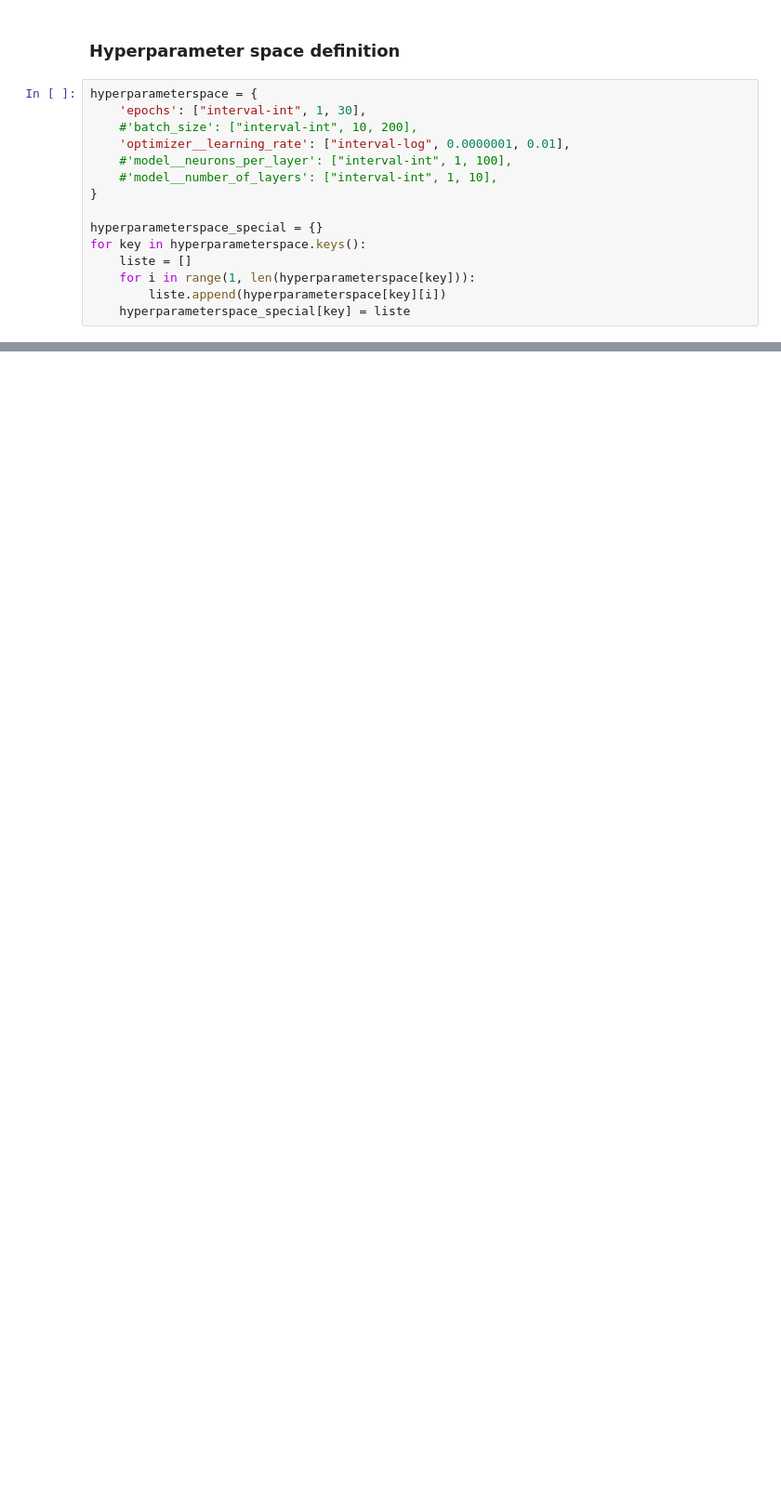
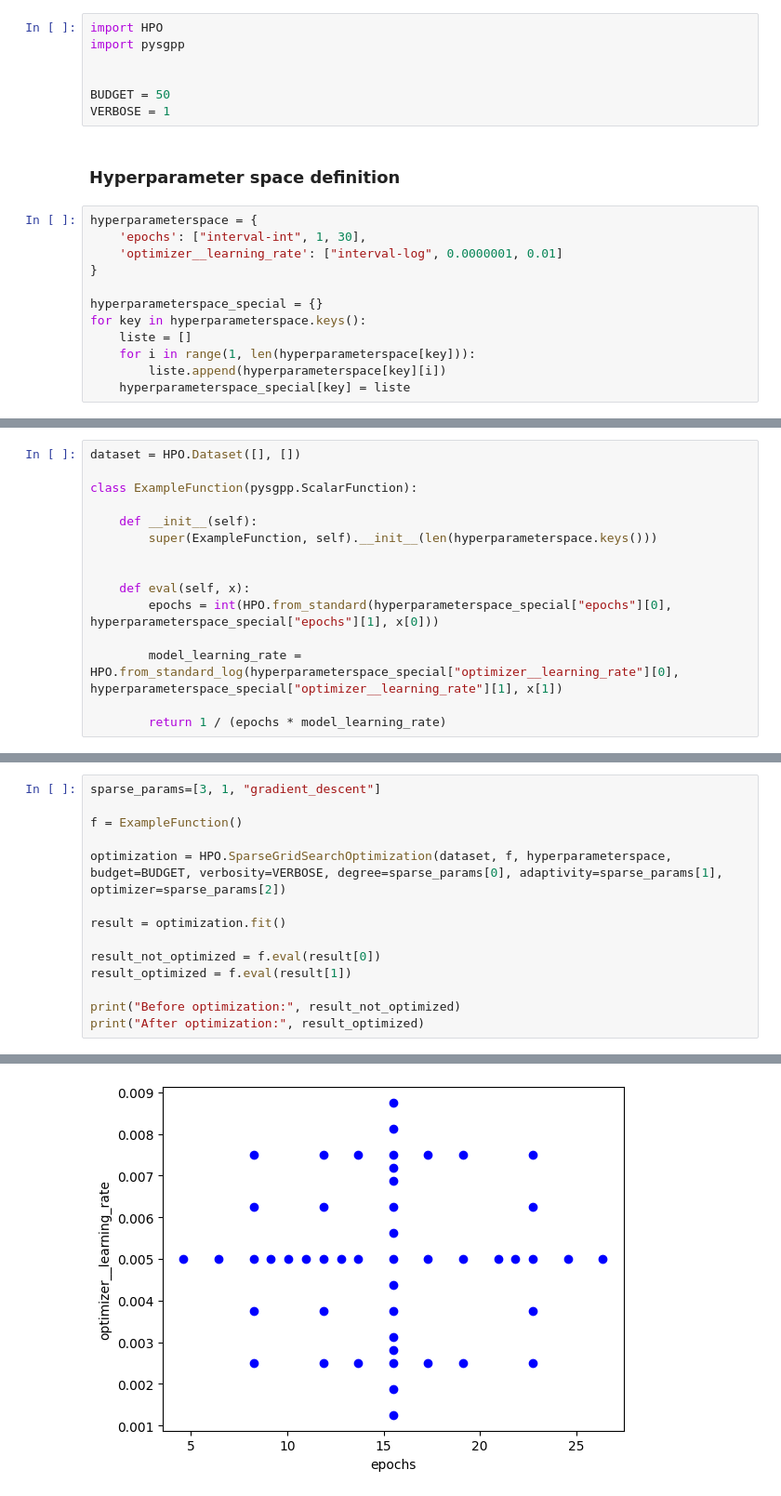
Before and after one commit to Muxlll/Masterarbeit, a Jupyter notebook: Code/Sparse_visualization.ipynb, the cells around one changed output, grey strips where cells are left out. Shown: that part at 93% size. Drawn from its saved outputs; the diff is of its cells as text; blank space fills up the shorter version.

```diff
--- a/Code/Sparse_visualization.ipynb
+++ b/Code/Sparse_visualization.ipynb
@@ -47,12 +5,16 @@ To enable the following instructions: AVX2 FMA, in other operations, rebuild Ten
+# %%
+import HPO
+import pysgpp
+
+
+BUDGET = 50
+VERBOSE = 1
 # %% [markdown]
 ### Hyperparameter space definition
 # %%
 hyperparameterspace = {
     'epochs': ["interval-int", 1, 30],
-    #'batch_size': ["interval-int", 10, 200],
-    'optimizer__learning_rate': ["interval-log", 0.0000001, 0.01],
-    #'model__neurons_per_layer': ["interval-int", 1, 100],
-    #'model__number_of_layers': ["interval-int", 1, 10],
+    'optimizer__learning_rate': ["interval-log", 0.0000001, 0.01]
 }
 
 hyperparameterspace_special = {}
@@ -170,0 +30,15 @@ After optimization: 0.9084426977842046
+# %%
+dataset = HPO.Dataset([], [])
+
+class ExampleFunction(pysgpp.ScalarFunction):
+
+    def __init__(self):
+        super(ExampleFunction, self).__init__(len(hyperparameterspace.keys()))
+
+
+    def eval(self, x):
+        epochs = int(HPO.from_standard(hyperparameterspace_special["epochs"][0], hyperparameterspace_special["epochs"][1], x[0]))
+
+        model_learning_rate = HPO.from_standard_log(hyperparameterspace_special["optimizer__learning_rate"][0], hyperparameterspace_special["optimizer__learning_rate"][1], x[1])
+
+        return 1 / (epochs * model_learning_rate)
@@ -170,0 +47,15 @@ After optimization: 0.9084426977842046
+# %%
+sparse_params=[3, 1, "gradient_descent"]
+
+f = ExampleFunction()
+
+optimization = HPO.SparseGridSearchOptimization(dataset, f, hyperparameterspace, budget=BUDGET, verbosity=VERBOSE, degree=sparse_params[0], adaptivity=sparse_params[1], optimizer=sparse_params[2])
+
+result = optimization.fit()
+
+result_not_optimized = f.eval(result[0])
+result_optimized = f.eval(result[1])
+
+print("Before optimization:", result_not_optimized)
+print("After optimization:", result_optimized)
+# %% [output]
@@ -170,0 +66 @@ After optimization: 0.9084426977842046
+[figure, added]
```
Also changed, not shown: parts of 11 cells of this notebook, 2 other files.
